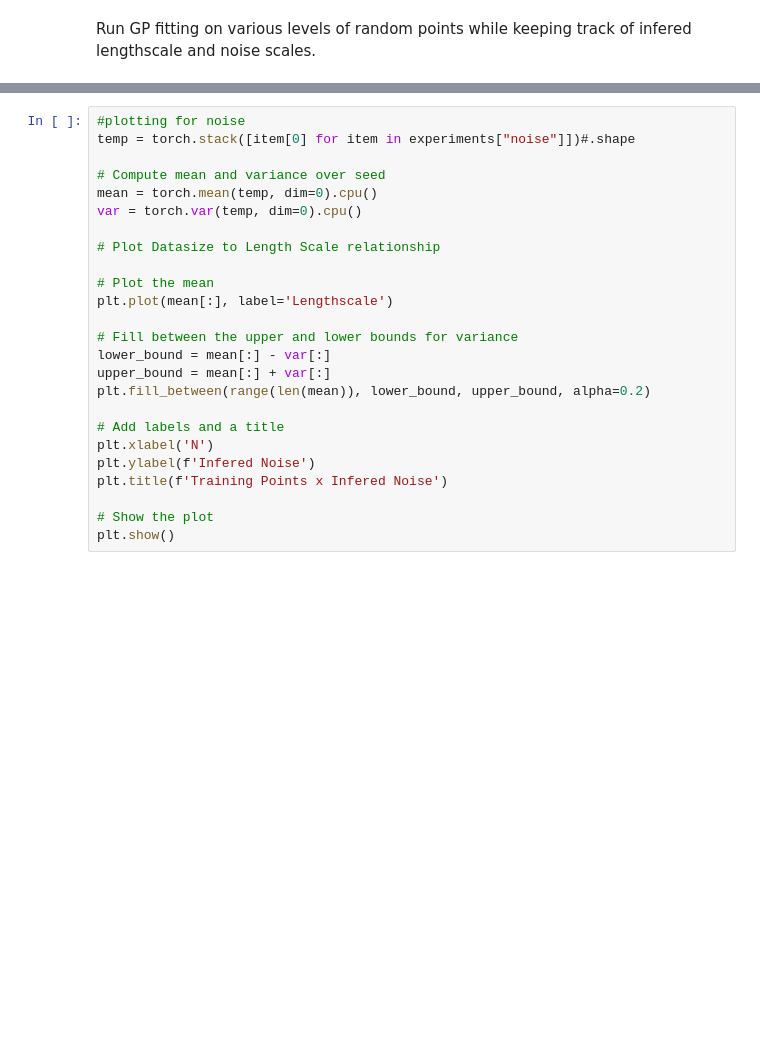
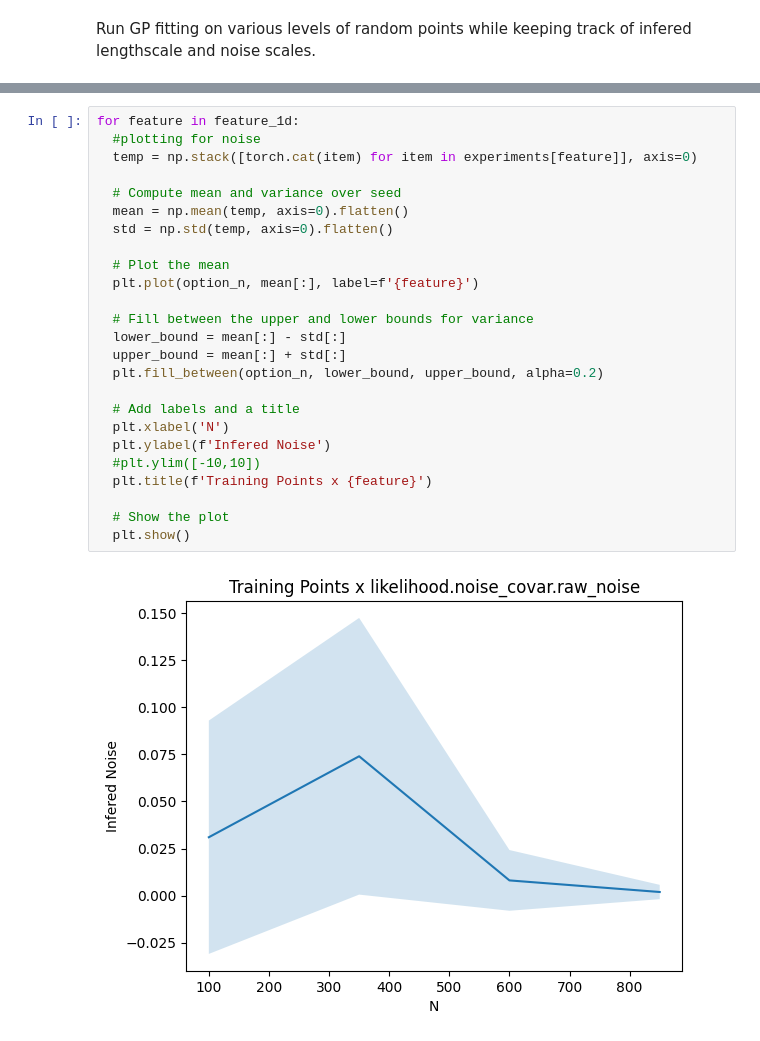
Before and after one commit to stair-lab/bo4ag, a Jupyter notebook: LengthScaleTest.ipynb, the cells around one changed output, grey strips where cells are left out. Drawn from its saved outputs; the diff is of its cells as text; blank space fills up the shorter version.

```diff
--- a/LengthScaleTest.ipynb
+++ b/LengthScaleTest.ipynb
@@ -211,25 +314,27 @@ for dim in range(mean.shape[-1]):
 # %%
-#plotting for noise
-temp = torch.stack([item[0] for item in experiments["noise"]])#.shape
+for feature in feature_1d:
+  #plotting for noise
+  temp = np.stack([torch.cat(item) for item in experiments[feature]], axis=0)
 
-# Compute mean and variance over seed
-mean = torch.mean(temp, dim=0).cpu()
-var = torch.var(temp, dim=0).cpu()
+  # Compute mean and variance over seed
+  mean = np.mean(temp, axis=0).flatten()
+  std = np.std(temp, axis=0).flatten()
 
-# Plot Datasize to Length Scale relationship
+  # Plot the mean
+  plt.plot(option_n, mean[:], label=f'{feature}')
 
-# Plot the mean
-plt.plot(mean[:], label='Lengthscale')
+  # Fill between the upper and lower bounds for variance
+  lower_bound = mean[:] - std[:]
+  upper_bound = mean[:] + std[:]
+  plt.fill_between(option_n, lower_bound, upper_bound, alpha=0.2)
 
-# Fill between the upper and lower bounds for variance
-lower_bound = mean[:] - var[:]
-upper_bound = mean[:] + var[:]
-plt.fill_between(range(len(mean)), lower_bound, upper_bound, alpha=0.2)
+  # Add labels and a title
+  plt.xlabel('N')
+  plt.ylabel(f'Infered Noise')
+  #plt.ylim([-10,10])
+  plt.title(f'Training Points x {feature}')
 
-# Add labels and a title
-plt.xlabel('N')
-plt.ylabel(f'Infered Noise')
-plt.title(f'Training Points x Infered Noise')
-
-# Show the plot
-plt.show()
+  # Show the plot
+  plt.show()
+# %% [output]
+[figure, added]
```
Also changed, not shown: parts of 24 cells of this notebook.
